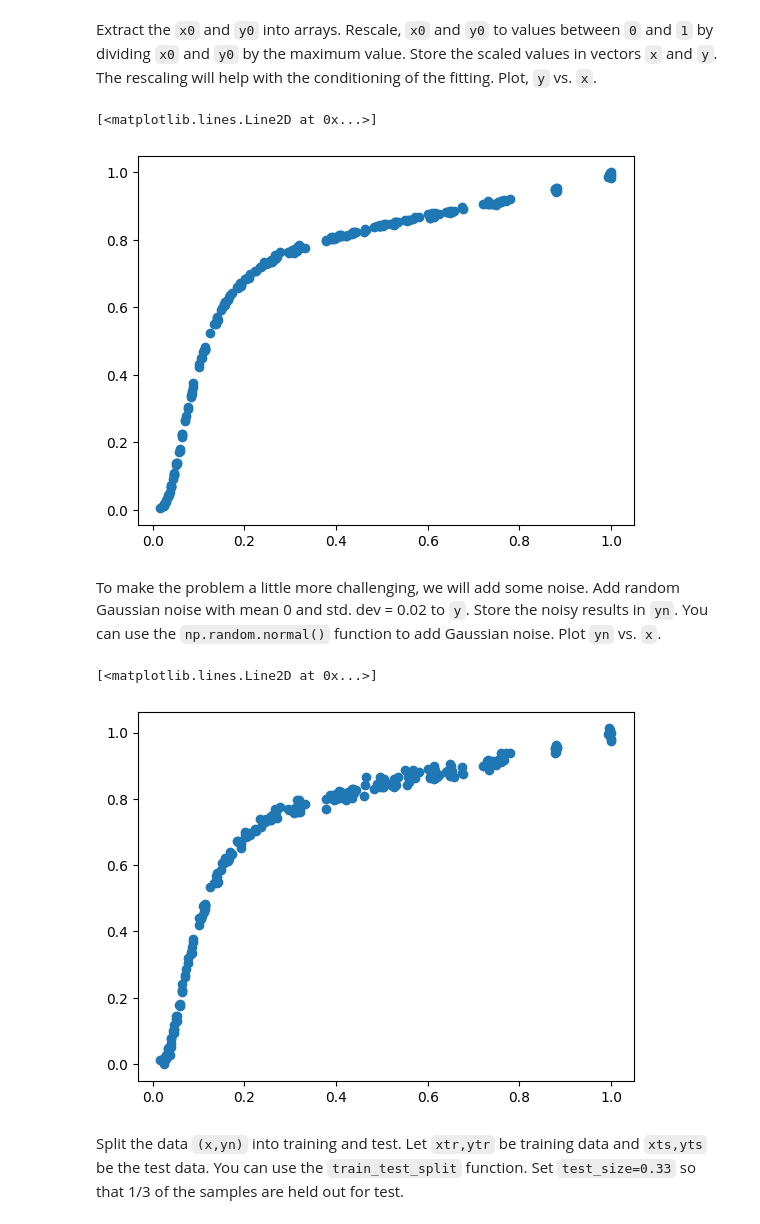
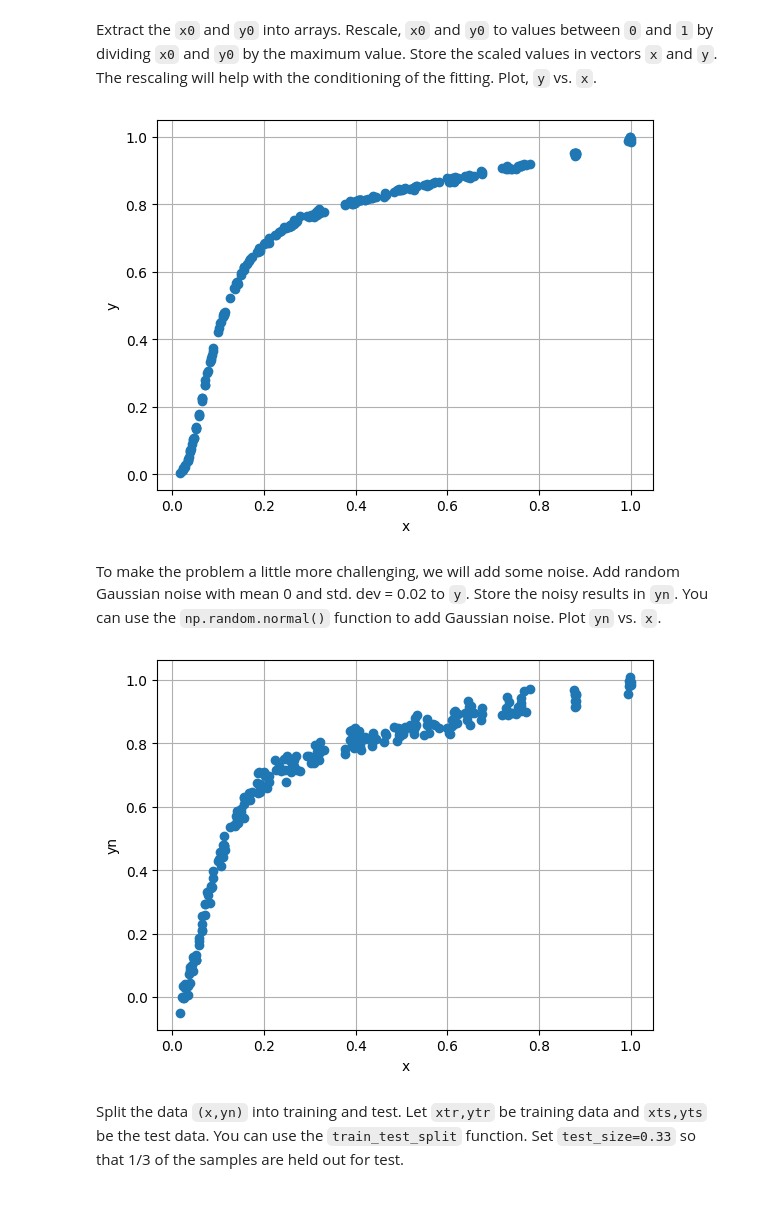
Before and after one commit to Al-Jazzazi/introml, a Jupyter notebook: unit07_optim/lab_nlls_partial.ipynb, the cells around one changed output. Cells and saved outputs as stored; diff of their text form; code cells hidden in the pictures.

```diff
--- a/unit07_optim/lab_nlls_partial.ipynb
+++ b/unit07_optim/lab_nlls_partial.ipynb
@@ -53,20 +53,26 @@ y0 = np.array(df["y0"])
 x = x0/np.max(x0)
 y = y0/np.max(y0)
 plt.plot(x,y, 'o')
+plt.xlabel('x')
+plt.ylabel('y')
+plt.grid(True)
+plt.show()
 # %% [output]
-[<matplotlib.lines.Line2D at 0x...>]
-[figure, old version]
+[figure, new version]
 # %% [markdown]
 To make the problem a little more challenging, we will add some noise.  Add random Gaussian noise with mean 0 and std. dev = 0.02 to `y`.  Store the noisy results in `yn`. You can use the `np.random.normal()` function to add Gaussian noise. Plot `yn` vs. `x`.
 # %%
 # TODO
-mu, sigma = 0, 0.01 # mean and standard deviation
+mu, sigma = 0, 0.02 # mean and standard deviation
 noise = np.random.normal(mu, sigma, y.size)
 yn = y + noise
 plt.plot(x,yn, 'o')
+plt.xlabel('x')
+plt.ylabel('yn')
+plt.grid(True)
+plt.show()
 # %% [output]
-[<matplotlib.lines.Line2D at 0x...>]
-[figure, old version]
+[figure, new version]
 # %% [markdown]
 Split the data `(x,yn)` into training and test.  Let `xtr,ytr` be training data and `xts,yts` be the test data.  You can use the `train_test_split` function.  Set `test_size=0.33` so that 1/3 of the samples are held out for test.
 # %%
```
Also changed, not shown: parts of 11 cells of this notebook.
